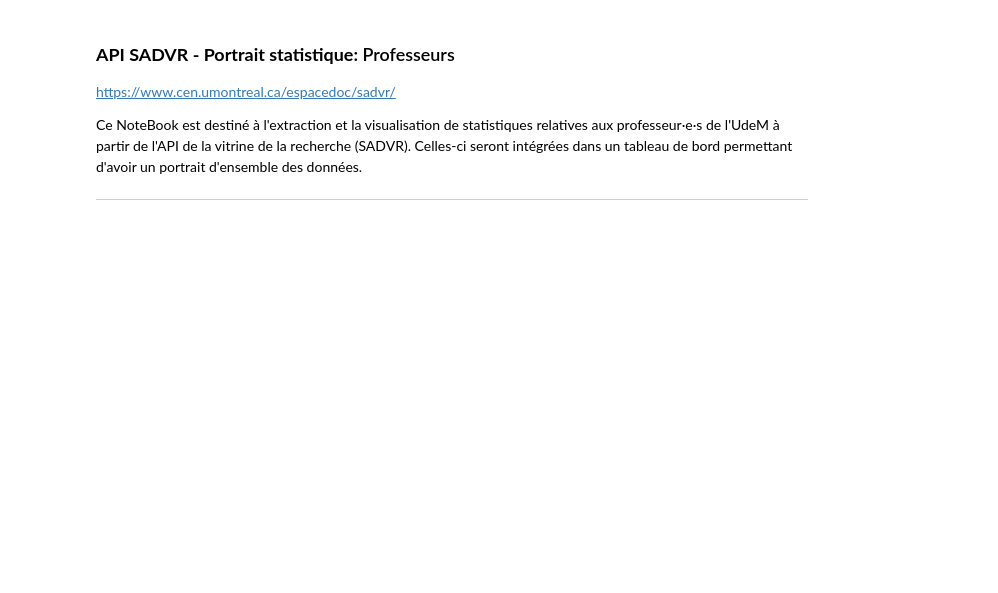
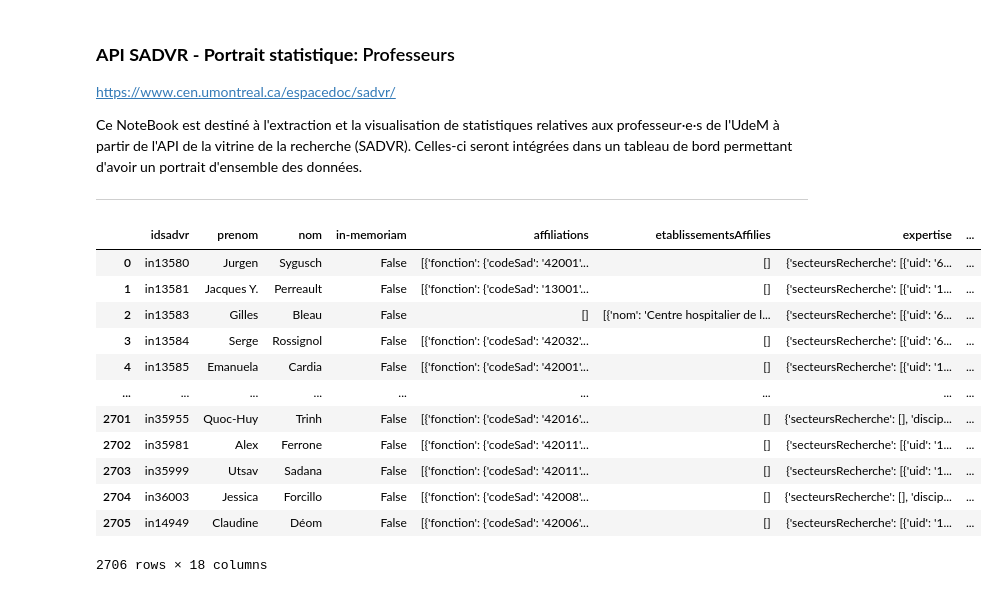
Before and after one commit to sadvr/sadvr-dashboard, a Jupyter notebook: SADVR_analytics_dash_professeurs.ipynb, the cells around one changed output. Cells and saved outputs as stored; diff of their text form; code cells hidden in the pictures; blank space fills up the shorter version.

```diff
--- a/SADVR_analytics_dash_professeurs.ipynb
+++ b/SADVR_analytics_dash_professeurs.ipynb
@@ -9 +17,19 @@ Celles-ci seront intégrées dans un tableau de bord permettant d'avoir un portr
+# %%
+# Charger les données
+data = updateInfoProfs()
+data
+# %% [output]
+|  | idsadvr | prenom | nom | in-memoriam | affiliations | etablissementsAffilies | expertise | ... |
+| 0 | in13580 | Jurgen | Sygusch | False | [{'fonction': {'codeSad': '42001'... | [] | {'secteursRecherche': [{'uid': '6... | ... |
+| 1 | in13581 | Jacques Y. | Perreault | False | [{'fonction': {'codeSad': '13001'... | [] | {'secteursRecherche': [{'uid': '1... | ... |
+| 2 | in13583 | Gilles | Bleau | False | [] | [{'nom': 'Centre hospitalier de l... | {'secteursRecherche': [{'uid': '6... | ... |
+| 3 | in13584 | Serge | Rossignol | False | [{'fonction': {'codeSad': '42032'... | [] | {'secteursRecherche': [{'uid': '6... | ... |
+| 4 | in13585 | Emanuela | Cardia | False | [{'fonction': {'codeSad': '42001'... | [] | {'secteursRecherche': [{'uid': '1... | ... |
+| ... | ... | ... | ... | ... | ... | ... | ... | ... |
+| 2701 | in35955 | Quoc-Huy | Trinh | False | [{'fonction': {'codeSad': '42016'... | [] | {'secteursRecherche': [], 'discip... | ... |
+| 2702 | in35981 | Alex | Ferrone | False | [{'fonction': {'codeSad': '42011'... | [] | {'secteursRecherche': [{'uid': '1... | ... |
+| 2703 | in35999 | Utsav | Sadana | False | [{'fonction': {'codeSad': '42011'... | [] | {'secteursRecherche': [{'uid': '1... | ... |
+| 2704 | in36003 | Jessica | Forcillo | False | [{'fonction': {'codeSad': '42008'... | [] | {'secteursRecherche': [], 'discip... | ... |
+| 2705 | in14949 | Claudine | Déom | False | [{'fonction': {'codeSad': '42006'... | [] | {'secteursRecherche': [{'uid': '1... | ... |
+2706 rows × 18 columns
 # %%
```
Also changed, not shown: parts of 3 cells of this notebook, 6 other files.
